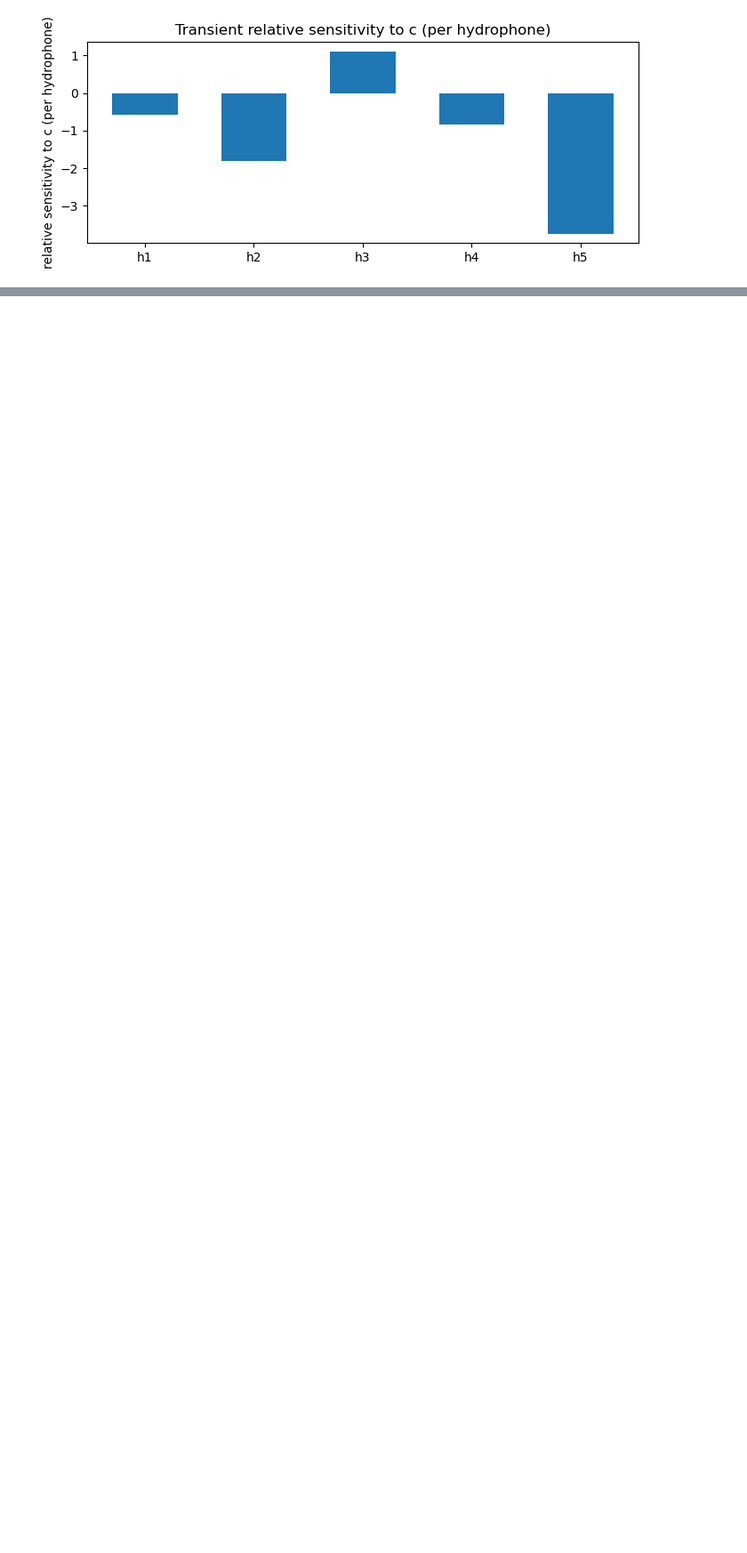
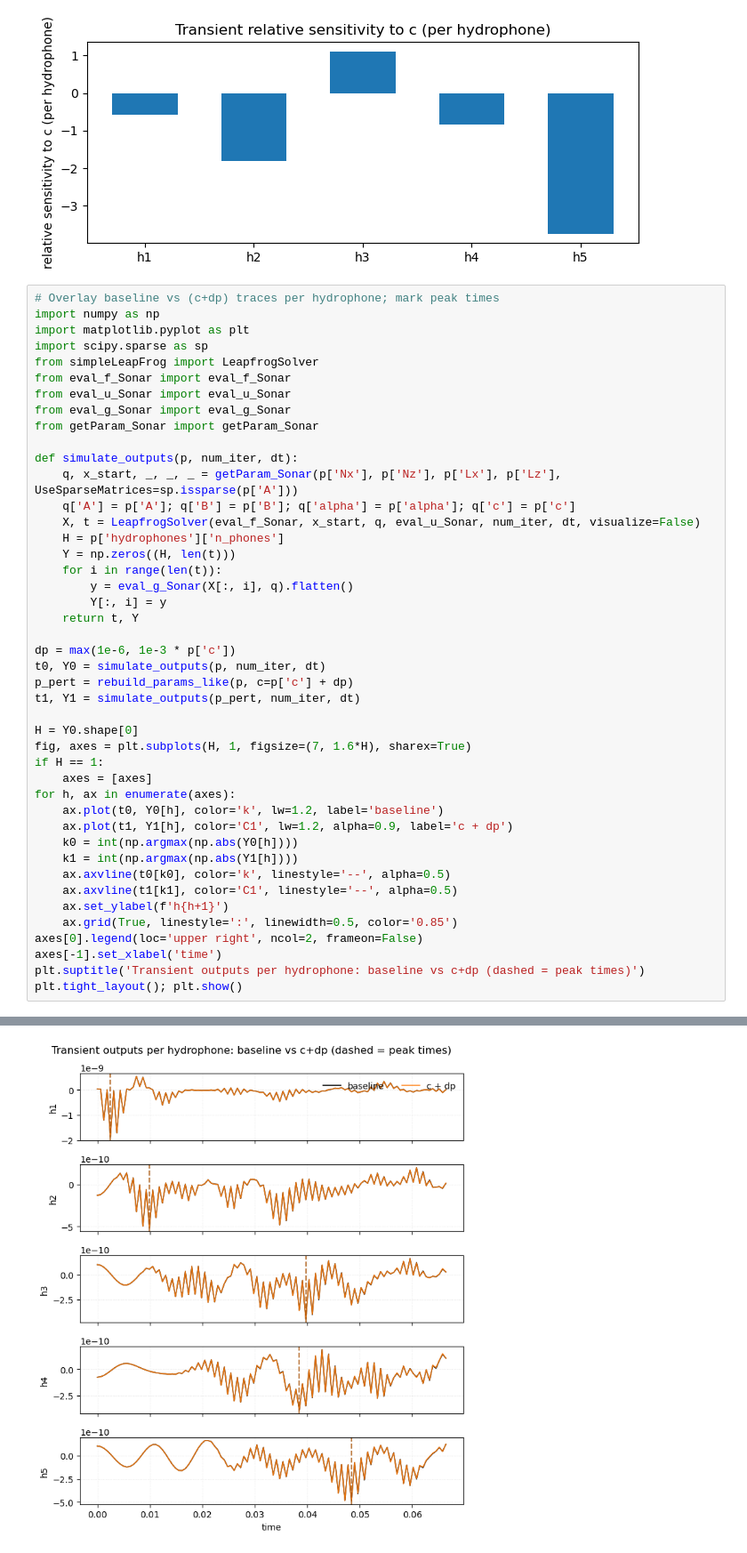
Before and after one commit to cwardlaw8/SonarSim, a Jupyter notebook: PM2_TaskD.ipynb, the cells around one changed output, grey strips where cells are left out. Shown at 89% size. Drawn from its saved outputs; the diff is of its cells as text; blank space fills up the shorter version.

```diff
--- a/PM2_TaskD.ipynb
+++ b/PM2_TaskD.ipynb
@@ -630,3 +629,48 @@ Running 106 leapfrog steps...
 Leapfrog integration complete!
 [figure]
 [figure]
+# %%
+# Overlay baseline vs (c+dp) traces per hydrophone; mark peak times
+import numpy as np
+import matplotlib.pyplot as plt
+import scipy.sparse as sp
+from simpleLeapFrog import LeapfrogSolver
+from eval_f_Sonar import eval_f_Sonar
+from eval_u_Sonar import eval_u_Sonar
+from eval_g_Sonar import eval_g_Sonar
+from getParam_Sonar import getParam_Sonar
+
+def simulate_outputs(p, num_iter, dt):
+    q, x_start, _, _, _ = getParam_Sonar(p['Nx'], p['Nz'], p['Lx'], p['Lz'], UseSparseMatrices=sp.issparse(p['A']))
+    q['A'] = p['A']; q['B'] = p['B']; q['alpha'] = p['alpha']; q['c'] = p['c']
+    X, t = LeapfrogSolver(eval_f_Sonar, x_start, q, eval_u_Sonar, num_iter, dt, visualize=False)
+    H = p['hydrophones']['n_phones']
+    Y = np.zeros((H, len(t)))
+    for i in range(len(t)):
+        y = eval_g_Sonar(X[:, i], q).flatten()
+        Y[:, i] = y
+    return t, Y
+
+dp = max(1e-6, 1e-3 * p['c'])
+t0, Y0 = simulate_outputs(p, num_iter, dt)
+p_pert = rebuild_params_like(p, c=p['c'] + dp)
+t1, Y1 = simulate_outputs(p_pert, num_iter, dt)
+
+H = Y0.shape[0]
+fig, axes = plt.subplots(H, 1, figsize=(7, 1.6*H), sharex=True)
+if H == 1:
+    axes = [axes]
+for h, ax in enumerate(axes):
+    ax.plot(t0, Y0[h], color='k', lw=1.2, label='baseline')
+    ax.plot(t1, Y1[h], color='C1', lw=1.2, alpha=0.9, label='c + dp')
+    k0 = int(np.argmax(np.abs(Y0[h])))
+    k1 = int(np.argmax(np.abs(Y1[h])))
+    ax.axvline(t0[k0], color='k', linestyle='--', alpha=0.5)
+    ax.axvline(t1[k1], color='C1', linestyle='--', alpha=0.5)
+    ax.set_ylabel(f'h{h+1}')
+    ax.grid(True, linestyle=':', linewidth=0.5, color='0.85')
+axes[0].legend(loc='upper right', ncol=2, frameon=False)
+axes[-1].set_xlabel('time')
+plt.suptitle('Transient outputs per hydrophone: baseline vs c+dp (dashed = peak times)')
+plt.tight_layout(); plt.show()
+# %% [output]
@@ -632,0 +694 @@ Leapfrog integration complete!
+[figure, added]
```
Also changed, not shown: parts of 8 cells of this notebook.
